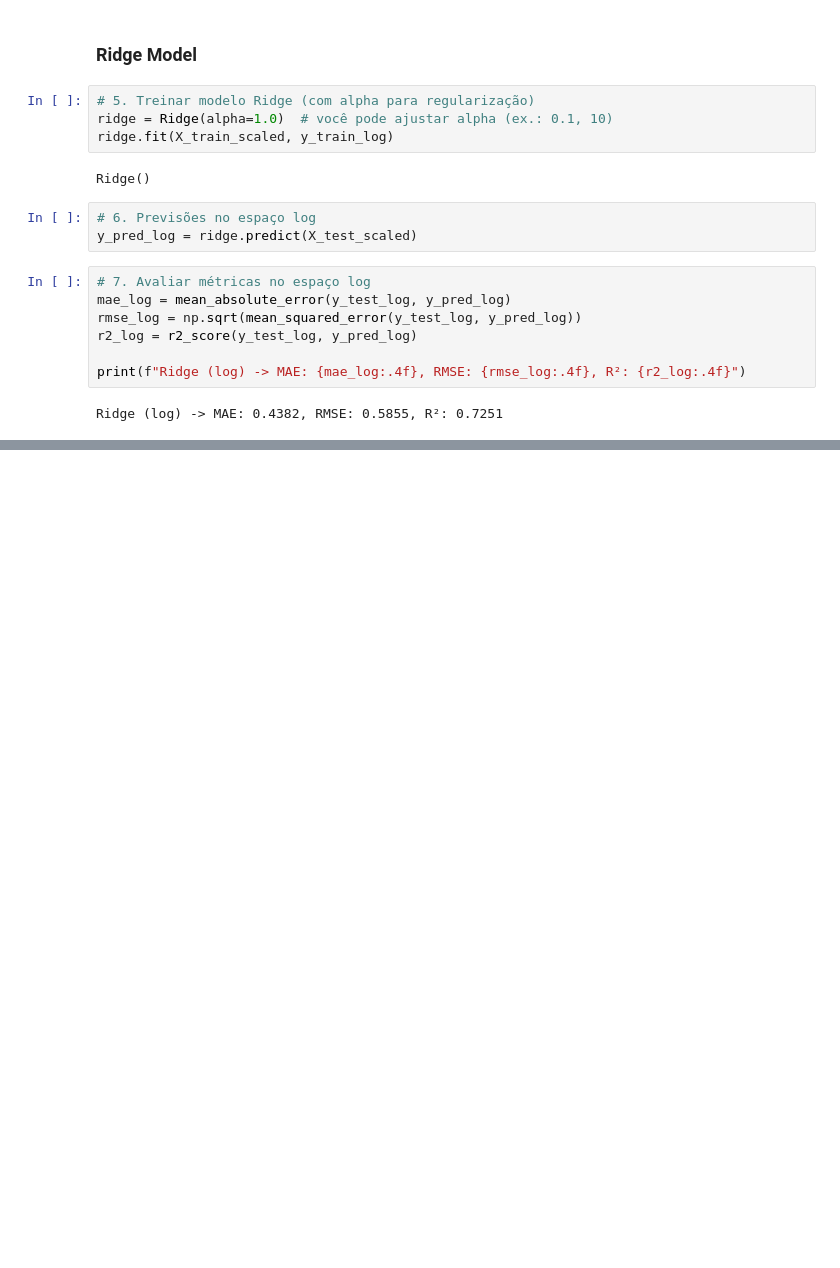
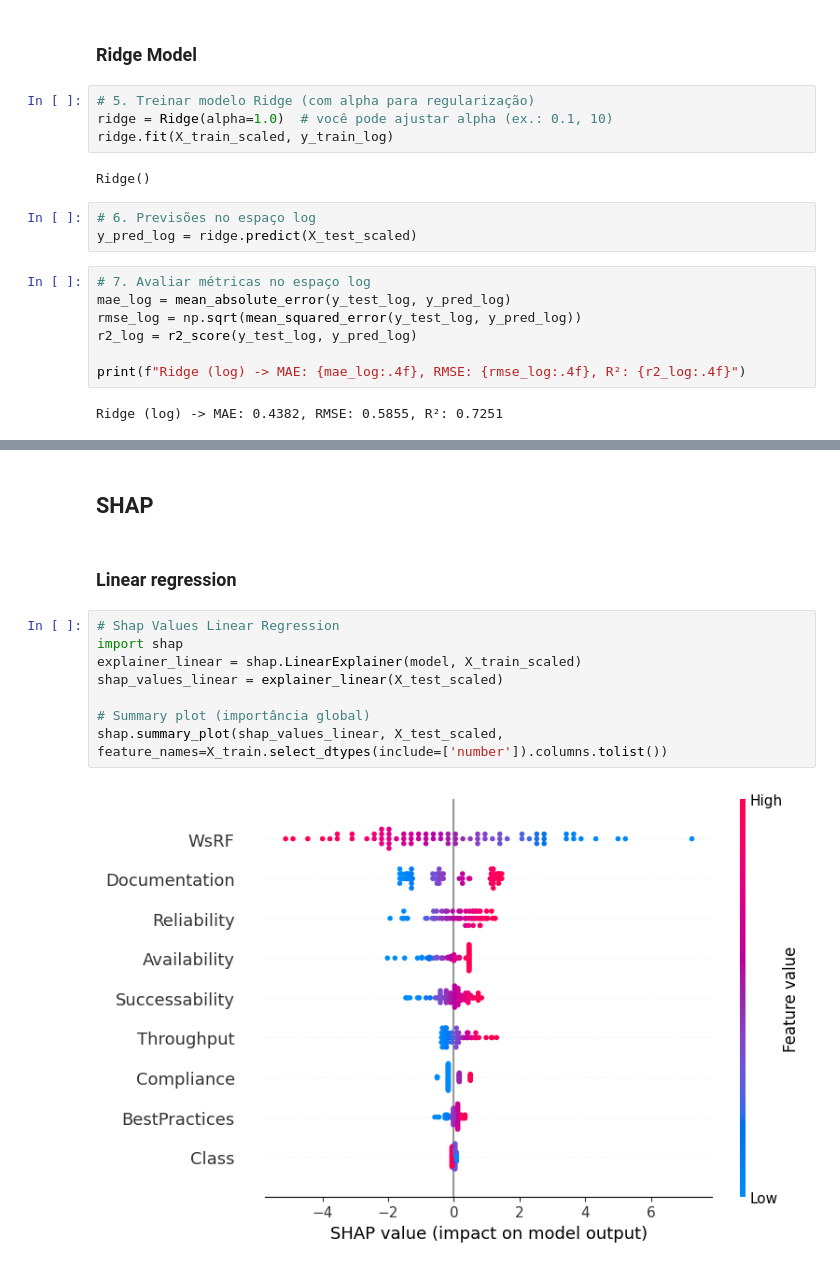
Before and after one commit to BeBelissimo/Route-25, a Jupyter notebook: regressão.ipynb, the cells around one changed output, grey strips where cells are left out. Saved outputs shown, nothing was run; the diff lists cells and outputs as text; blank space fills up the shorter version.

```diff
--- a/regressão.ipynb
+++ b/regressão.ipynb
@@ -235,0 +331,14 @@ MAE: 444.2287, RMSE: 1622.2018, R²: 0.1697
+# %% [markdown]
+## SHAP
+# %% [markdown]
+### Linear regression
+# %%
+# Shap Values Linear Regression
+import shap
+explainer_linear = shap.LinearExplainer(model, X_train_scaled)
+shap_values_linear = explainer_linear(X_test_scaled)
+
+# Summary plot (importância global)
+shap.summary_plot(shap_values_linear, X_test_scaled, feature_names=X_train.select_dtypes(include=['number']).columns.tolist())
+# %% [output]
+[figure, added]
```
Also changed, not shown: parts of 21 cells of this notebook, 22 other files.
